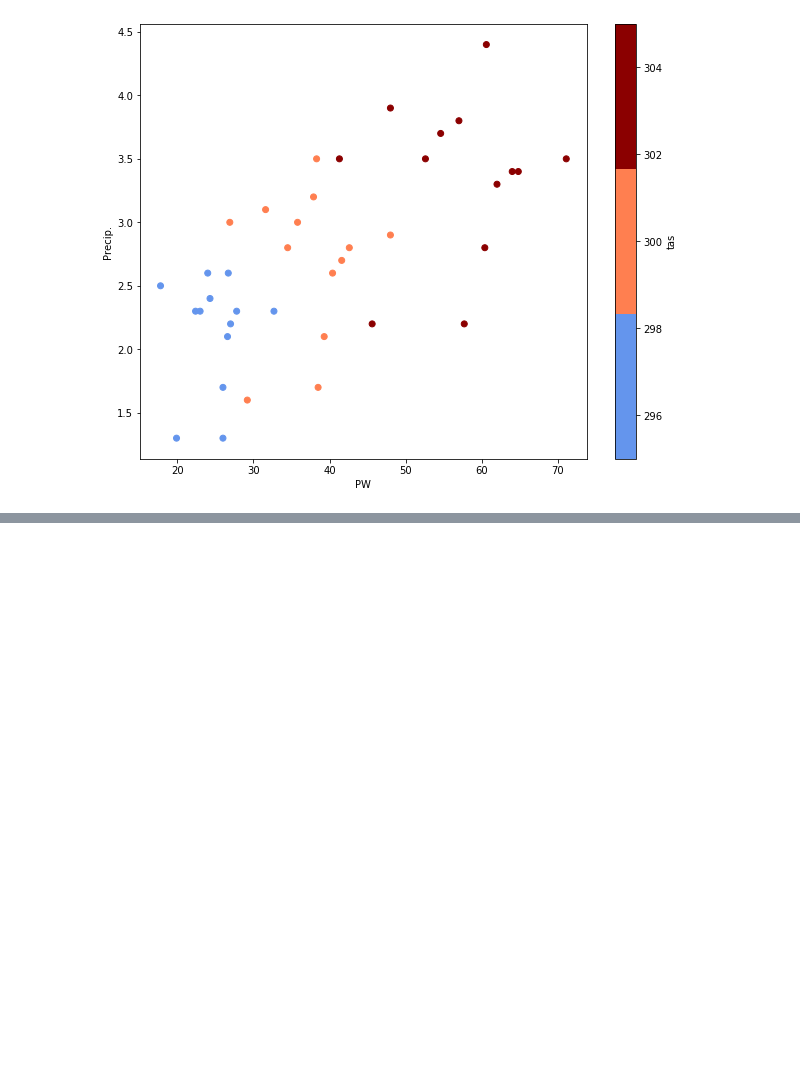
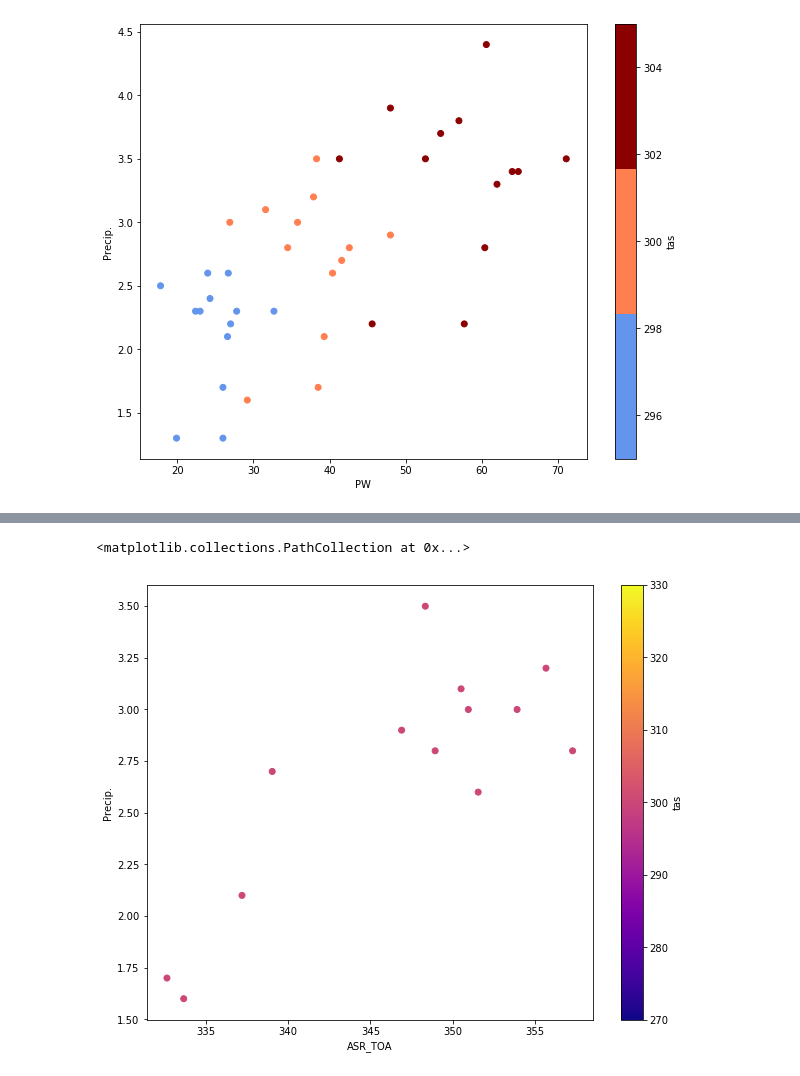
Before and after one commit to ryaneusebi/RCEMIP_hydrologic_sensitivity, a Jupyter notebook: small-domain-0D.ipynb, the cells around one changed output, grey strips where cells are left out. Cells and saved outputs as stored; diff of their text form; code cells hidden in the pictures; blank space fills up the shorter version.

```diff
--- a/small-domain-0D.ipynb
+++ b/small-domain-0D.ipynb
@@ -130,0 +157,8 @@ Text(0.5, 0.98, 'Pr increase per PW increase')
+# %%
+#if the slopes of dpr/dPW are similar across the models, what determines the difference in Water vapor increase?
+
+fig, axs = plt.subplots(1, 1, figsize=(10, 8))
+ds.sel(tas=300).plot.scatter(x='ASR_TOA',y='Precip.',ax=axs,hue='tas',cmap='plasma')
+# %% [output]
+<matplotlib.collections.PathCollection at 0x...>
+[figure, added]
```
Also changed, not shown: parts of 19 cells of this notebook, 2 other files.
